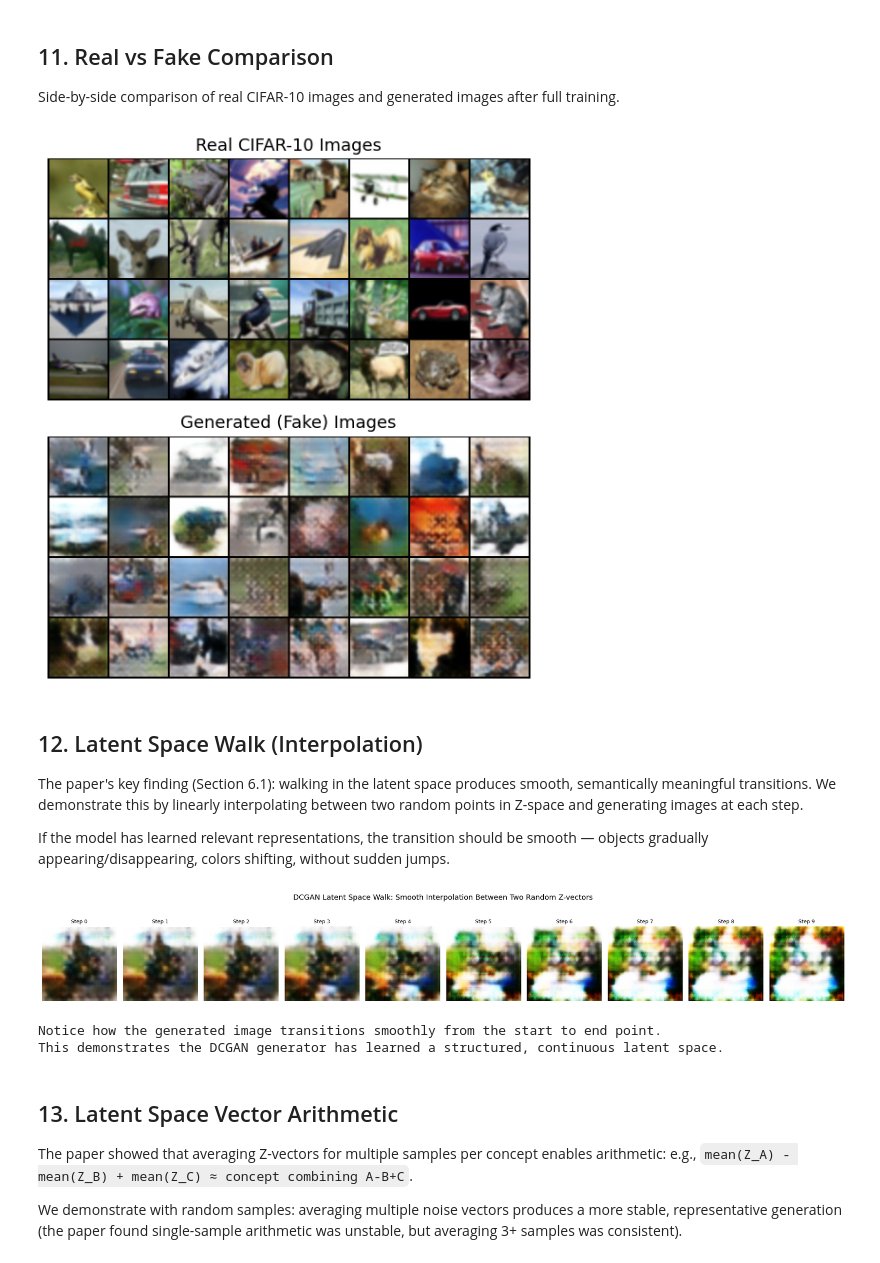
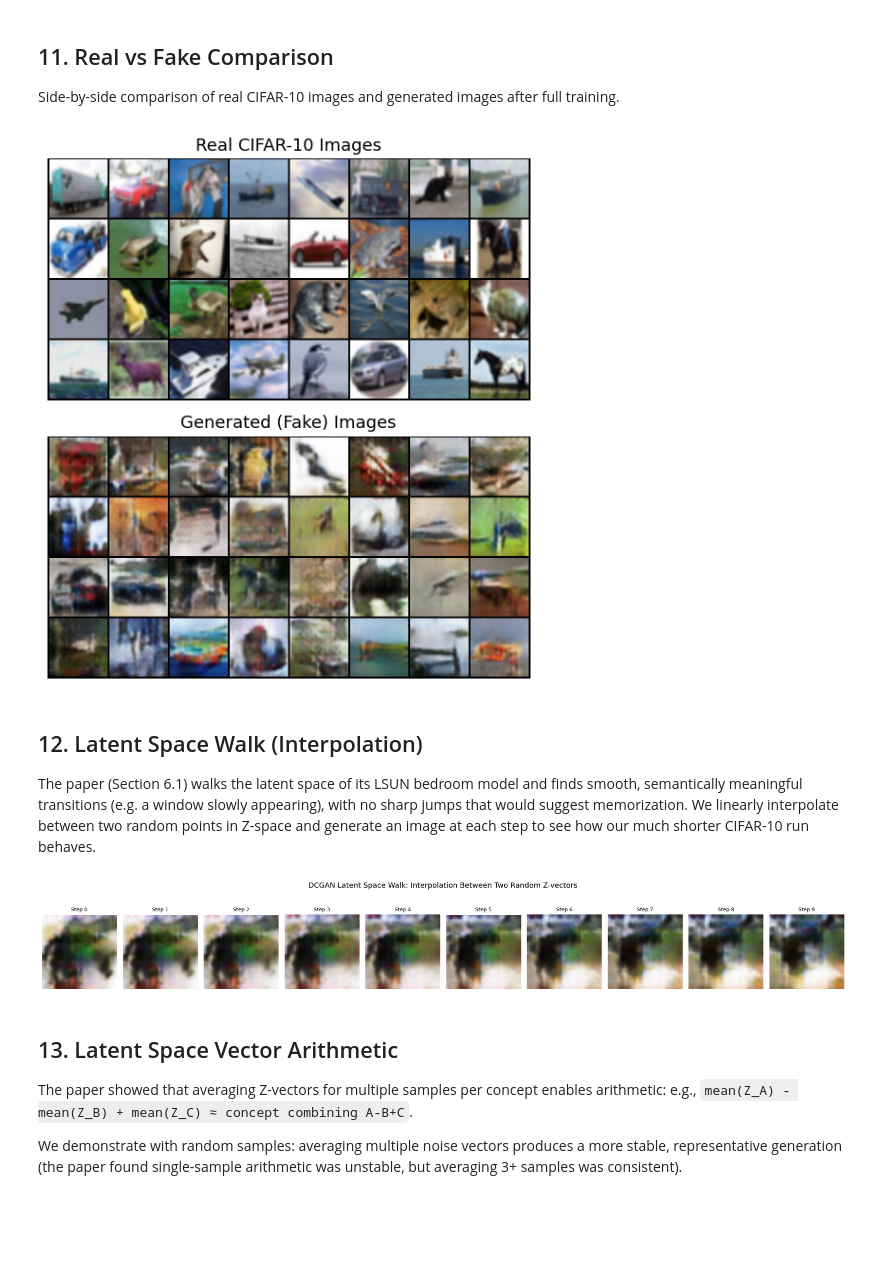
Before and after one commit to nadeemcite/research-papers, a Jupyter notebook: 023_dcgan-unsupervised-representation-learning/solution.ipynb, the cells around one changed output. Drawn from its saved outputs; the diff is of its cells as text; code cells hidden in the pictures; blank space fills up the shorter version.

```diff
--- a/023_dcgan-unsupervised-representation-learning/solution.ipynb
+++ b/023_dcgan-unsupervised-representation-learning/solution.ipynb
@@ -45,7 +60,7 @@ gives comparable total iterations while staying within GPU time limits).
 latent_dim = 100        # Dimension of noise vector z (uniform prior)
 img_channels = 3        # RGB images
 img_size = 64           # Image spatial size (paper generates 64x64)
-feature_maps_g = 512    # Base feature maps for generator
+feature_maps_g = 128    # Base feature maps for generator (×8 = 1024 channels at 4×4, as in the paper)
 feature_maps_d = 64     # Base feature maps for discriminator
 lr = 0.0002             # Learning rate (paper found 0.001 too high)
 beta1 = 0.5             # Adam beta1 (paper reduced from 0.9 to 0.5 for stability)
@@ -77,9 +92,15 @@ transform = transforms.Compose([
     transforms.Normalize((0.5, 0.5, 0.5), (0.5, 0.5, 0.5))  # Scale to [-1, 1]
 ])
 
-dataset = torchvision.datasets.CIFAR10(
-    root='./data', train=True, download=True, transform=transform
-)
+# On Kaggle, attach the dataset pankrzysiu/cifar10-python to skip the slow download;
+# anywhere else torchvision downloads CIFAR-10 into ./data
+KAGGLE_CIFAR = '/kaggle/input/cifar10-python'
+CIFAR_ROOT = KAGGLE_CIFAR if os.path.isdir(KAGGLE_CIFAR + '/cifar-10-batches-py') else './data'
+
+# a fresh download prints a progress bar; silence it
+with contextlib.redirect_stderr(io.StringIO()):
+    dataset = torchvision.datasets.CIFAR10(root=CIFAR_ROOT, train=True, download=True, transform=transform)
+print(f'CIFAR-10 root: {CIFAR_ROOT}')
 dataloader = DataLoader(dataset, batch_size=batch_size, shuffle=True, drop_last=True, num_workers=2)
 
 print(f'Dataset: CIFAR-10 (train), {len(dataset)} images')
@@ -285,6 +312,7 @@ img_list = []
 G_losses = []
 D_losses = []
 
+train_start = time.time()
 print('Starting DCGAN training...')
 print(f'Epochs: {num_epochs}, Batch size: {batch_size}')
 print('-' * 60)
@@ -336,8 +364,23 @@ for epoch in range(num_epochs):
             fake = G(fixed_noise).detach().cpu()
         img_list.append(fake)
 
+train_seconds = time.time() - train_start
 print('-' * 60)
-print('Training complete!')
+print(f'Training complete! {len(G_losses):,} iterations in {train_seconds/60:.1f} min')
+
+# Save the run's key numbers next to the figures
+results = {
+    'epochs': num_epochs, 'iterations': len(G_losses), 'train_seconds': round(train_seconds, 1),
+    'generator_params': sum(p.numel() for p in G.parameters()),
+    'discriminator_params': sum(p.numel() for p in D.parameters()),
+    'final_loss_D': loss_D.item(), 'final_loss_G': loss_G.item(),
+    'final_D_x': output_real.mean().item(), 'final_D_G_z': output_g.mean().item(),
+    'mean_loss_D_last_epoch': float(np.mean(D_losses[-len(dataloader):])),
+    'mean_loss_G_last_epoch': float(np.mean(G_losses[-len(dataloader):])),
+}
+with open('dcgan_results.json', 'w') as f:
+    json.dump(results, f, indent=2)
+print(json.dumps(results, indent=2))
 # %% [output]
 Starting DCGAN training...
 Epochs: 15, Batch size: 128
@@ -420,50 +471,43 @@ plt.tight_layout()
 plt.savefig('dcgan_real_vs_fake.png', dpi=150, bbox_inches='tight')
 plt.show()
 # %% [output]
-[figure, old version]
+[figure, new version]
 # %% [markdown]
 ## 12. Latent Space Walk (Interpolation)
 
-The paper's key finding (Section 6.1): walking in the latent space produces smooth,
-semantically meaningful transitions. We demonstrate this by linearly interpolating
-between two random points in Z-space and generating images at each step.
-
-If the model has learned relevant representations, the transition should be smooth
-— objects gradually appearing/disappearing, colors shifting, without sudden jumps.
+The paper (Section 6.1) walks the latent space of its LSUN bedroom model and finds smooth,
+semantically meaningful transitions (e.g. a window slowly appearing), with no sharp jumps
+that would suggest memorization. We linearly interpolate between two random points in Z-space
+and generate an image at each step to see how our much shorter CIFAR-10 run behaves.
 # %%
 num_steps = 10
 
 z_start = torch.randn(1, latent_dim, 1, 1, device=device)
 z_end = torch.randn(1, latent_dim, 1, 1, device=device)
 
 interpolated = []
 with torch.no_grad():
     for i in range(num_steps):
         alpha = i / (num_steps - 1)
         z_interp = (1 - alpha) * z_start + alpha * z_end
         img = G(z_interp).cpu()
         interpolated.append(img)
 
 interpolated = torch.cat(interpolated, dim=0)
 
 fig, axes = plt.subplots(1, num_steps, figsize=(20, 3))
 for i in range(num_steps):
     img = interpolated[i] * 0.5 + 0.5  # Denormalize [-1,1] -> [0,1]
     img = img.clamp(0, 1)
     axes[i].imshow(img.numpy().transpose(1, 2, 0))
     axes[i].set_title(f'Step {i}', fontsize=9)
     axes[i].axis('off')
-plt.suptitle('DCGAN Latent Space Walk: Smooth Interpolation Between Two Random Z-vectors', fontsize=13, y=1.02)
+plt.suptitle('DCGAN Latent Space Walk: Interpolation Between Two Random Z-vectors', fontsize=13, y=1.02)
 plt.tight_layout()
 plt.savefig('dcgan_latent_walk.png', dpi=150, bbox_inches='tight')
 plt.show()
-
-print('Notice how the generated image transitions smoothly from the start to end point.')
-print('This demonstrates the DCGAN generator has learned a structured, continuous latent space.')
 # %% [output]
-[figure, old version]
+[figure, new version]
-Notice how the generated image transitions smoothly from the start to end point.
-This demonstrates the DCGAN generator has learned a structured, continuous latent space.
 # %% [markdown]
 ## 13. Latent Space Vector Arithmetic
 
```
Also changed, not shown: parts of 11 cells of this notebook, 5 other files.
